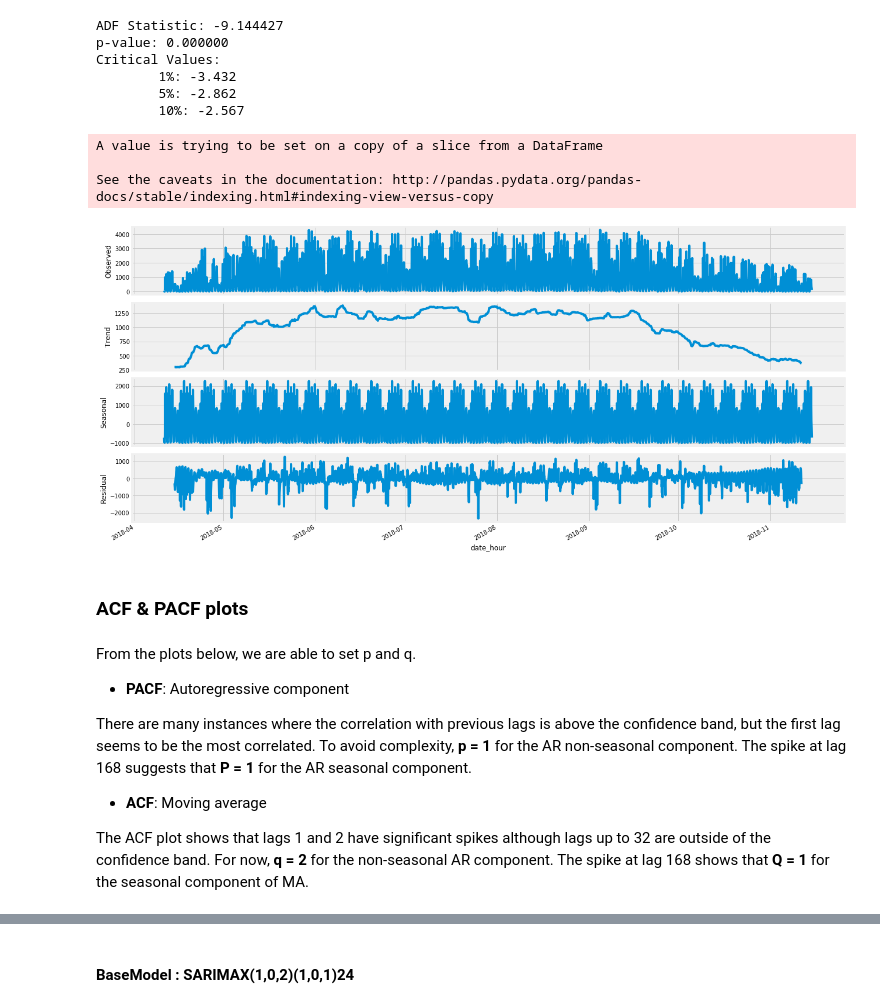
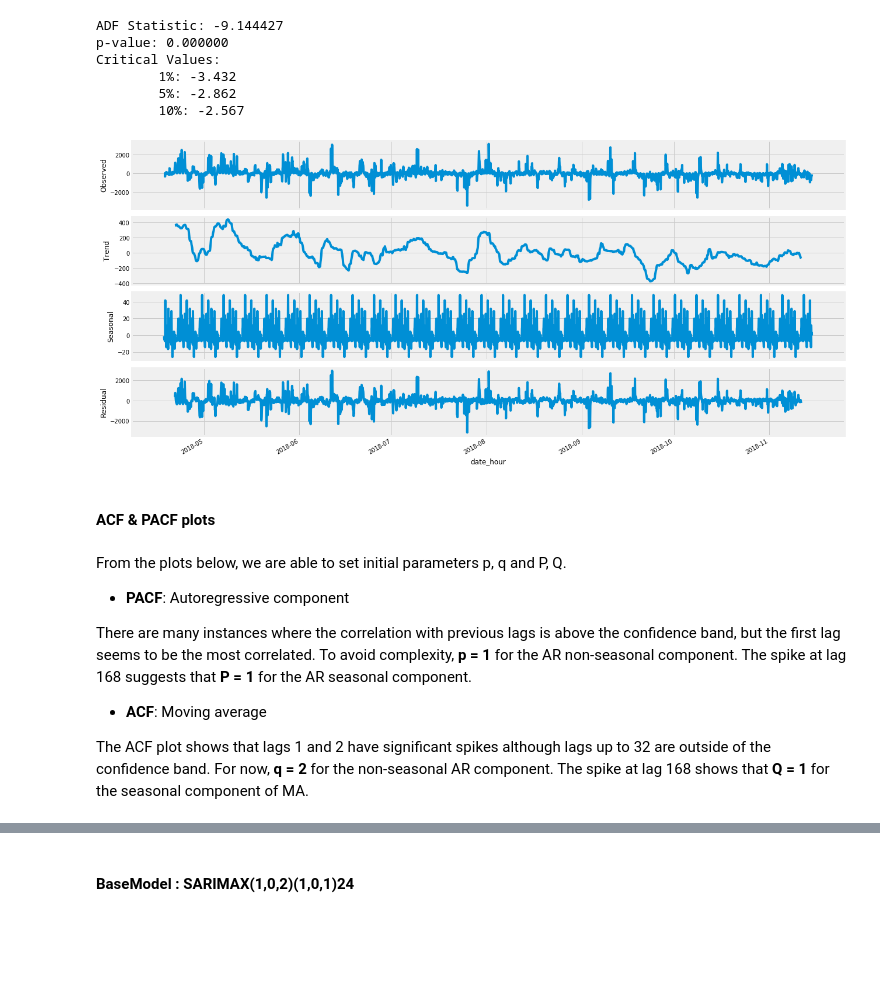
Before and after one commit to Rimab55/Forecasting_Bixi_Bikeshare_rentals, a Jupyter notebook: Time_Series.ipynb, the cells around one changed output, grey strips where cells are left out. Cells and saved outputs as stored; diff of their text form; code cells hidden in the pictures; blank space fills up the shorter version.

```diff
--- a/Time_Series.ipynb
+++ b/Time_Series.ipynb
@@ -42,6 +51,7 @@ cur.close()
 
 ts = df.copy(deep = False) # Different manipulation for TimeSeries
 ts['date_hour'] = pd.to_datetime(ts['date_hour']) # Converting to datetime type
+ts['date_hour'] = ts['date_hour']
 ts = ts.set_index('date_hour') # Setting index to Date & Hour
 # %% [markdown]
 ### Random Forest Regressor - Can also be helpful for selecting X in SARIMAX
@@ -274,16 +284,13 @@ Critical Values:
         5%: -2.862
         10%: -2.567
 # %%
-season_decompose_plot(y, freq = 24);
+season_decompose_plot(y_shift, freq = 24);
 # %% [output]
-A value is trying to be set on a copy of a slice from a DataFrame
-
-See the caveats in the documentation: http://pandas.pydata.org/pandas-docs/stable/indexing.html#indexing-view-versus-copy
-[figure, old version]
+[figure, new version]
 # %% [markdown]
-### ACF & PACF plots
+#### ACF & PACF plots
 # %% [markdown]
-From the plots below, we are able to set p and q.
+From the plots below, we are able to set initial parameters p, q and P, Q.
 
 - **PACF**: Autoregressive component
 
```
Also changed, not shown: parts of 31 cells of this notebook.
